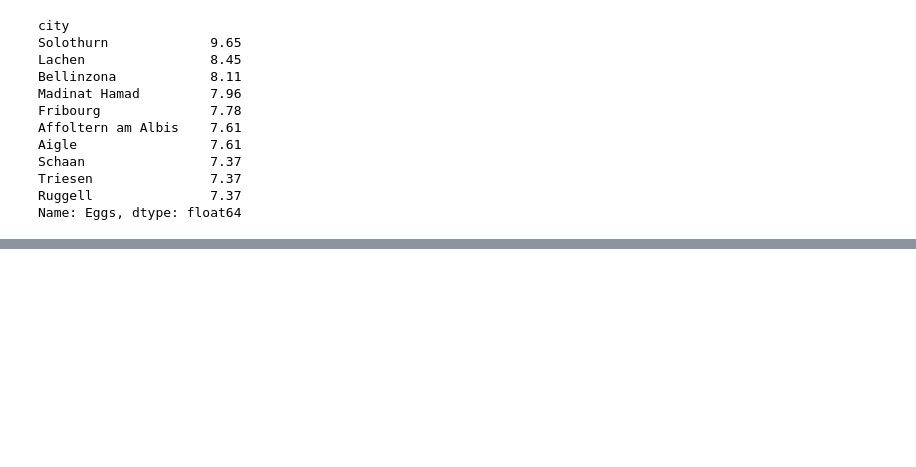
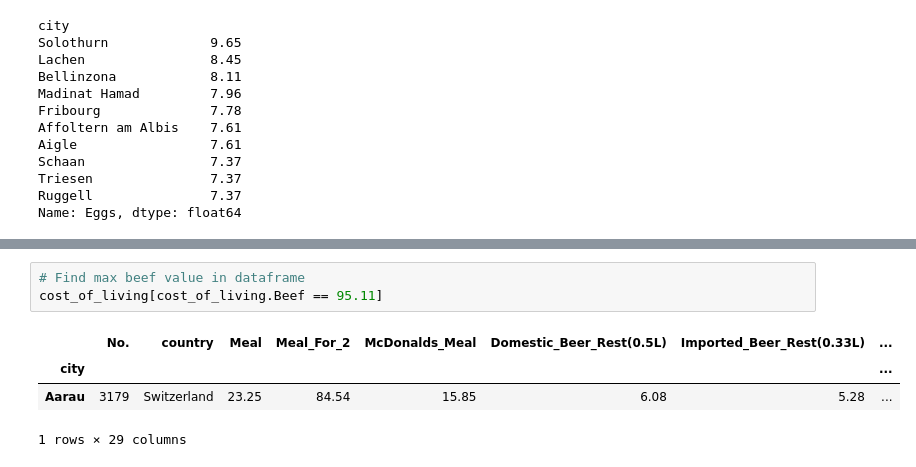
Before and after one commit to Reed-Carter/Global-Cost-of-Living, a Jupyter notebook: phil-project.ipynb, the cells around one changed output, grey strips where cells are left out. Cells and saved outputs as stored; diff of their text form; blank space fills up the shorter version.

```diff
--- a/phil-project.ipynb
+++ b/phil-project.ipynb
@@ -633,0 +643,8 @@ Name: Eggs, dtype: float64
+# %%
+# Find max beef value in dataframe
+cost_of_living[cost_of_living.Beef == 95.11]
+# %% [output]
+|  | No. | country | Meal | Meal_For_2 | McDonalds_Meal | Domestic_Beer_Rest(0.5L) | Imported_Beer_Rest(0.33L) | ... |
+| city |  |  |  |  |  |  |  | ... |
+| Aarau | 3179 | Switzerland | 23.25 | 84.54 | 15.85 | 6.08 | 5.28 | ... |
+1 rows × 29 columns
```
Also changed, not shown: parts of 4 cells of this notebook.
